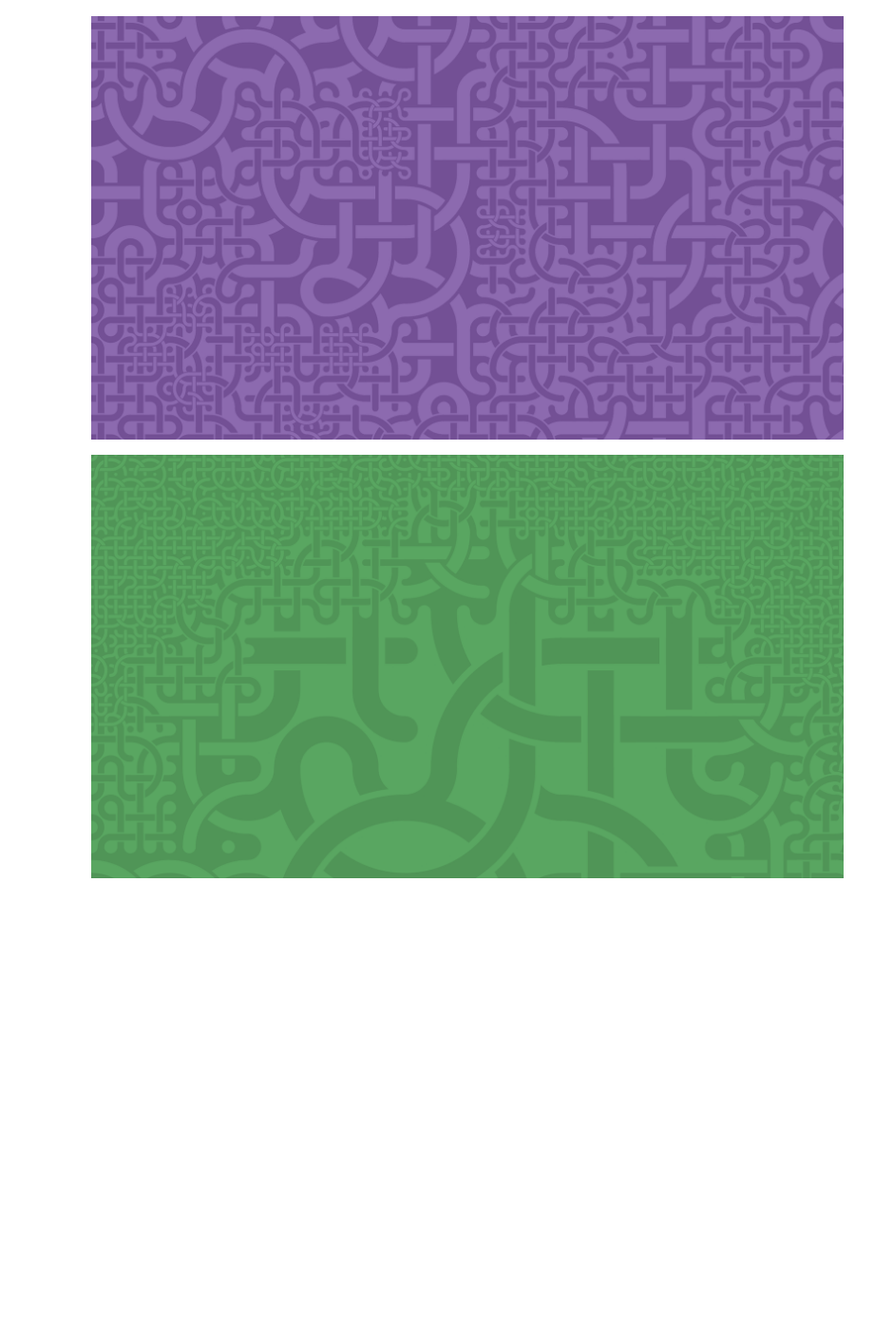
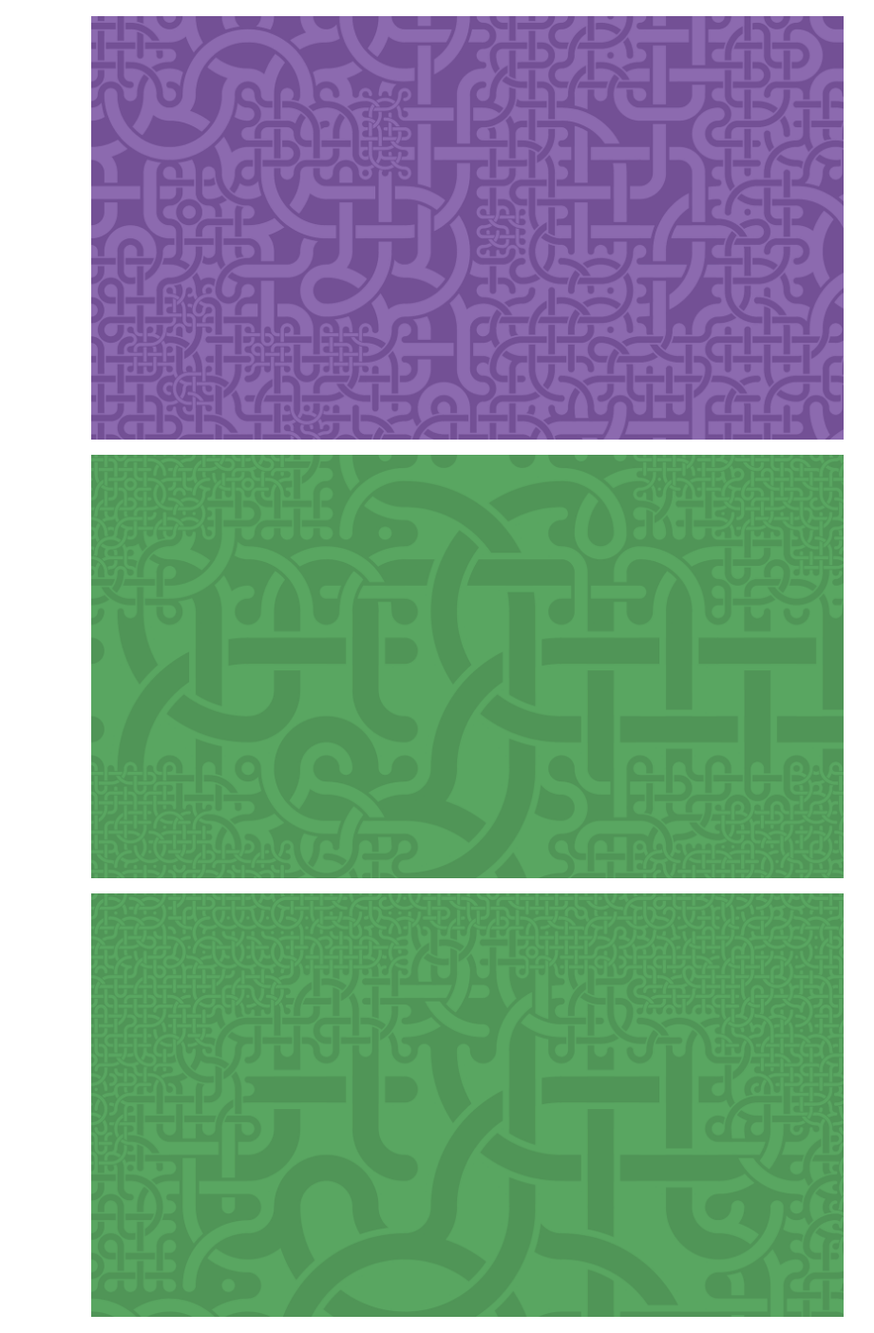
Before and after one commit to jobar8/truchet-viewer, a Jupyter notebook: examples/N6.ipynb, the cells around one changed output. Shown at 95% size. Cells and saved outputs as stored; diff of their text form; code cells hidden in the pictures; blank space fills up the shorter version.

```diff
--- a/examples/N6.ipynb
+++ b/examples/N6.ipynb
@@ -71 +69,16 @@ multiscale_truchet(
+# %%
+from math import sqrt
+def ring_chance(x, y, size, ilayer):
+    dist_from_center = abs(x - .5) + abs(y - .5)
+    thresh = [.5, .6, .7, .8][ilayer]
+    return float(dist_from_center > thresh)
+
+multiscale_truchet(
+    tiles=n6_lattice, width=1920, height=1080, tilew=400, nlayers=4,
+    chance=ring_chance,
+    seed=102, **make_bgfg((.35), (.50, .45), (.3)), format="png",
+    #output="/dwn/zoomarch_truchet.png",
+)
+# %% [output]
+[figure, added]
 # %%
```
Also changed, not shown: parts of 14 cells of this notebook, 10 other files.
